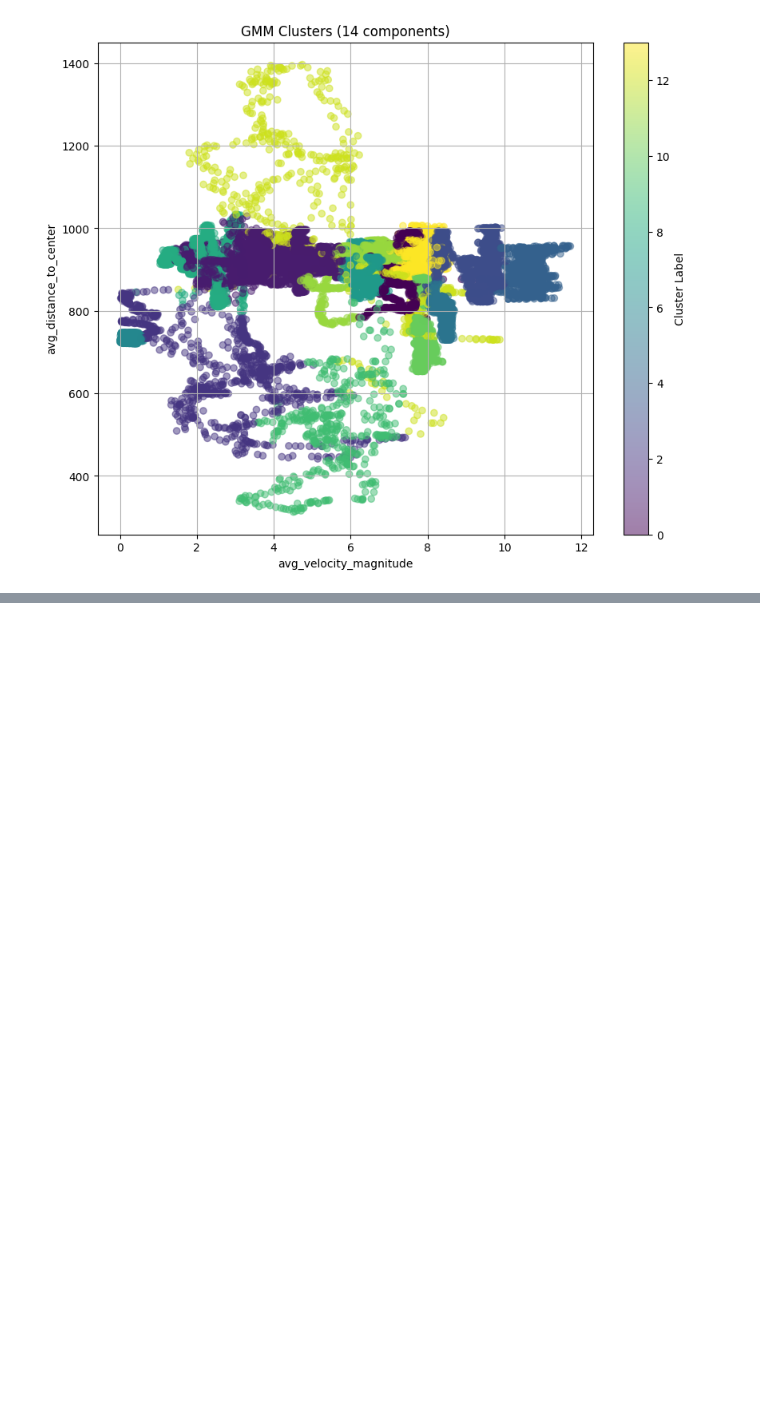
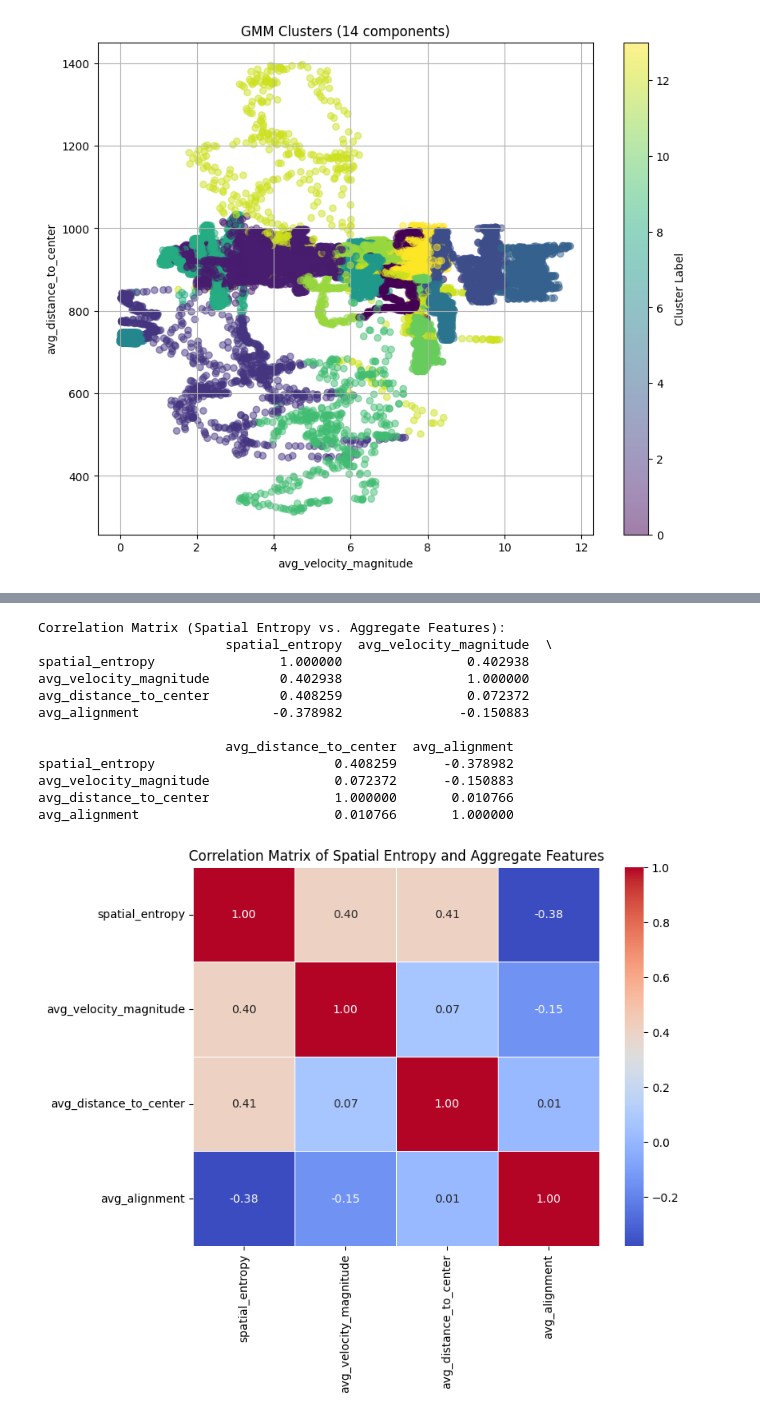
Before and after one commit to victorkingbuilder/FlockingHeat, a Jupyter notebook: Flocking_Project.ipynb, the cells around one changed output, grey strips where cells are left out. Cells and saved outputs as stored; diff of their text form; code cells hidden in the pictures; blank space fills up the shorter version.

```diff
--- a/Flocking_Project.ipynb
+++ b/Flocking_Project.ipynb
@@ -479,0 +733,27 @@ AttributeError: 'GaussianMixture' object has no attribute 'n_components_'
+# %%
+# Calculate the correlation matrix
+correlation_matrix = data[['spatial_entropy', 'avg_velocity_magnitude', 'avg_distance_to_center', 'avg_alignment']].corr()
+
+print("\nCorrelation Matrix (Spatial Entropy vs. Aggregate Features):")
+print(correlation_matrix)
+
+import seaborn as sns
+
+plt.figure(figsize=(8, 6))
+sns.heatmap(correlation_matrix, annot=True, cmap='coolwarm', fmt=".2f", linewidths=.5)
+plt.title('Correlation Matrix of Spatial Entropy and Aggregate Features')
+plt.show()
+# %% [output]
+Correlation Matrix (Spatial Entropy vs. Aggregate Features):
+                        spatial_entropy  avg_velocity_magnitude  \
+spatial_entropy                1.000000                0.402938
+avg_velocity_magnitude         0.402938                1.000000
+avg_distance_to_center         0.408259                0.072372
+avg_alignment                 -0.378982               -0.150883
+
+                        avg_distance_to_center  avg_alignment
+spatial_entropy                       0.408259      -0.378982
+avg_velocity_magnitude                0.072372      -0.150883
+avg_distance_to_center                1.000000       0.010766
+avg_alignment                         0.010766       1.000000
+[figure, added]
```
Also changed, not shown: parts of 26 cells of this notebook.
